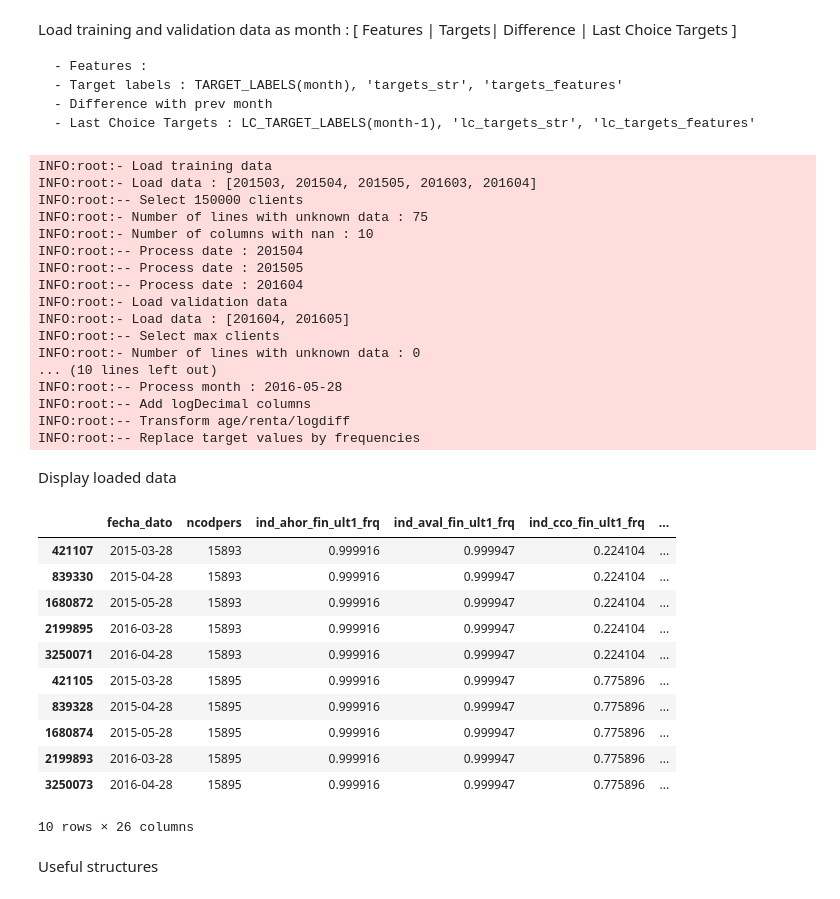
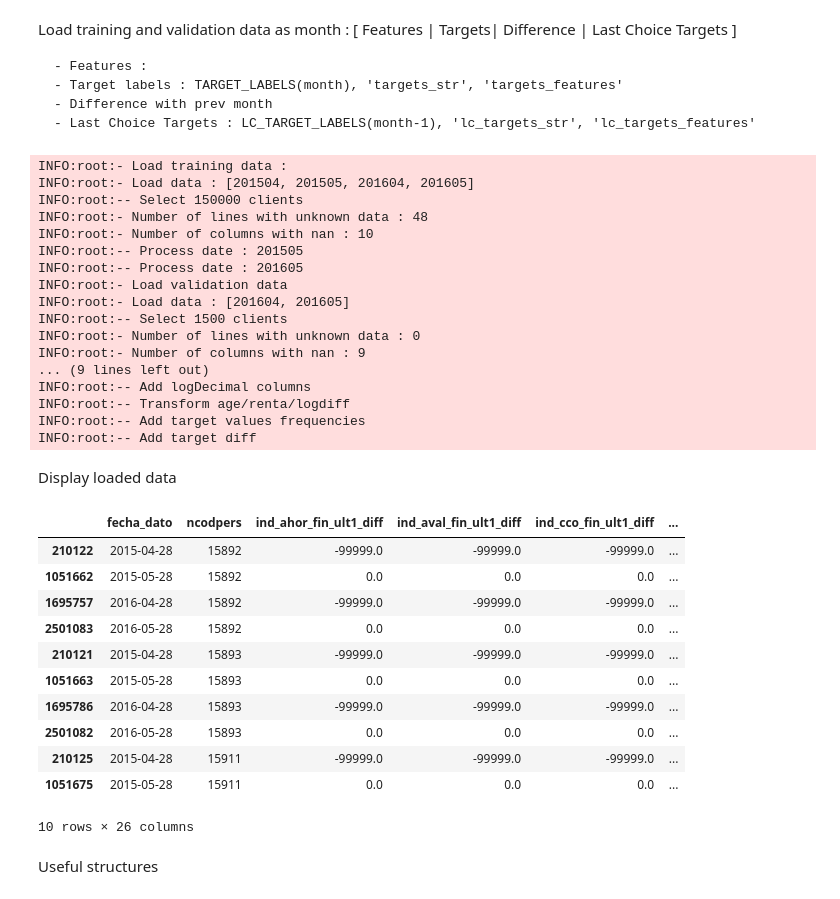
Before and after one commit to vfdev-5/SPR, a Jupyter notebook: keras/NN_predictions_2_CV_active_clients3.ipynb, the cells around one changed output. Drawn from its saved outputs; the diff is of its cells as text; code cells hidden in the pictures.

Commit message:
* Fix bugs with client last choice * Add targets difference
*[WIP] Add trees folder to try predictions with decision trees

```diff
--- a/keras/NN_predictions_2_CV_active_clients3.ipynb
+++ b/keras/NN_predictions_2_CV_active_clients3.ipynb
@@ -32,46 +32,47 @@ features = [
     u'ind_actividad_cliente', u'renta', u'segmento'
 ]
 # %%
-train_yearmonths_list = [201504, 201505, 201604]
-# train_yearmonths_list = [201504]
+# train_yearmonths_list = [201504, 201505, 201604]
+train_yearmonths_list = [201505, 201605]
+# train_yearmonths_list = [201505]
 val_yearmonth = [201605]
 train_nb_clients = 150000
-# train_nb_clients = 150
-train_df, val_df = load_trainval(train_yearmonths_list, val_yearmonth, train_nb_clients)
+# train_nb_clients = 1500
+train_df, val_df = load_trainval(train_yearmonths_list, val_yearmonth, train_nb_clients, val_nb_clients=1500)
 # %% [output]
-INFO:root:- Load training data
-INFO:root:- Load data : [201503, 201504, 201505, 201603, 201604]
+INFO:root:- Load training data :
+INFO:root:- Load data : [201504, 201505, 201604, 201605]
 INFO:root:-- Select 150000 clients
-INFO:root:- Number of lines with unknown data : 75
+INFO:root:- Number of lines with unknown data : 48
 INFO:root:- Number of columns with nan : 10
-INFO:root:-- Process date : 201504
 INFO:root:-- Process date : 201505
-INFO:root:-- Process date : 201604
+INFO:root:-- Process date : 201605
 INFO:root:- Load validation data
 INFO:root:- Load data : [201604, 201605]
-INFO:root:-- Select max clients
+INFO:root:-- Select 1500 clients
 INFO:root:- Number of lines with unknown data : 0
-... (10 lines left out)
-INFO:root:-- Process month : 2016-05-28
+INFO:root:- Number of columns with nan : 9
+... (9 lines left out)
 INFO:root:-- Add logDecimal columns
 INFO:root:-- Transform age/renta/logdiff
-INFO:root:-- Replace target values by frequencies
+INFO:root:-- Add target values frequencies
+INFO:root:-- Add target diff
 # %% [markdown]
 Display loaded data
 # %%
-train_df[['fecha_dato', 'ncodpers'] + TARGET_LABELS_FRQ].head(10)
+train_df[['fecha_dato', 'ncodpers'] + TARGET_LABELS_DIFF.tolist()].head(10)
 # %% [output]
-|  | fecha_dato | ncodpers | ind_ahor_fin_ult1_frq | ind_aval_fin_ult1_frq | ind_cco_fin_ult1_frq | ... |
-| 421107 | 2015-03-28 | 15893 | 0.999916 | 0.999947 | 0.224104 | ... |
-| 839330 | 2015-04-28 | 15893 | 0.999916 | 0.999947 | 0.224104 | ... |
-| 1680872 | 2015-05-28 | 15893 | 0.999916 | 0.999947 | 0.224104 | ... |
-| 2199895 | 2016-03-28 | 15893 | 0.999916 | 0.999947 | 0.224104 | ... |
-| 3250071 | 2016-04-28 | 15893 | 0.999916 | 0.999947 | 0.224104 | ... |
-| 421105 | 2015-03-28 | 15895 | 0.999916 | 0.999947 | 0.775896 | ... |
-| 839328 | 2015-04-28 | 15895 | 0.999916 | 0.999947 | 0.775896 | ... |
-| 1680874 | 2015-05-28 | 15895 | 0.999916 | 0.999947 | 0.775896 | ... |
-| 2199893 | 2016-03-28 | 15895 | 0.999916 | 0.999947 | 0.775896 | ... |
-| 3250073 | 2016-04-28 | 15895 | 0.999916 | 0.999947 | 0.775896 | ... |
+|  | fecha_dato | ncodpers | ind_ahor_fin_ult1_diff | ind_aval_fin_ult1_diff | ind_cco_fin_ult1_diff | ... |
+| 210122 | 2015-04-28 | 15892 | -99999.0 | -99999.0 | -99999.0 | ... |
+| 1051662 | 2015-05-28 | 15892 | 0.0 | 0.0 | 0.0 | ... |
+| 1695757 | 2016-04-28 | 15892 | -99999.0 | -99999.0 | -99999.0 | ... |
+| 2501083 | 2016-05-28 | 15892 | 0.0 | 0.0 | 0.0 | ... |
+| 210121 | 2015-04-28 | 15893 | -99999.0 | -99999.0 | -99999.0 | ... |
+| 1051663 | 2015-05-28 | 15893 | 0.0 | 0.0 | 0.0 | ... |
+| 1695786 | 2016-04-28 | 15893 | -99999.0 | -99999.0 | -99999.0 | ... |
+| 2501082 | 2016-05-28 | 15893 | 0.0 | 0.0 | 0.0 | ... |
+| 210125 | 2015-04-28 | 15911 | -99999.0 | -99999.0 | -99999.0 | ... |
+| 1051675 | 2015-05-28 | 15911 | 0.0 | 0.0 | 0.0 | ... |
 10 rows × 26 columns
 # %% [markdown]
 Useful structures
```
Also changed, not shown: parts of 32 cells of this notebook, 4 other files.
